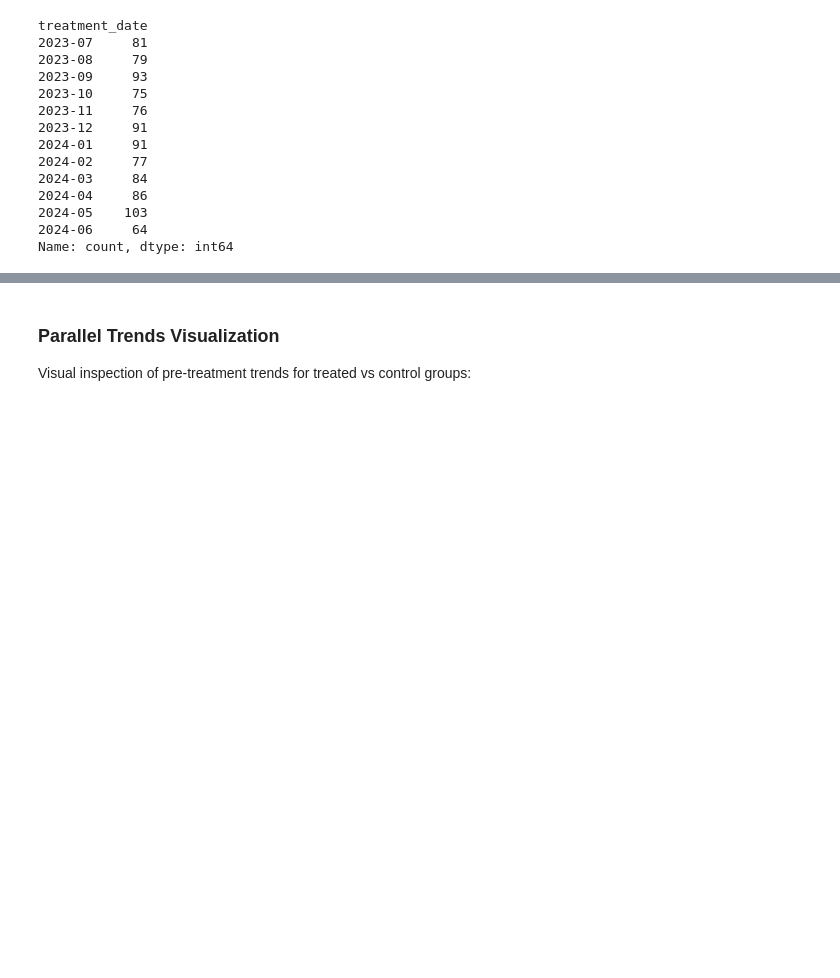
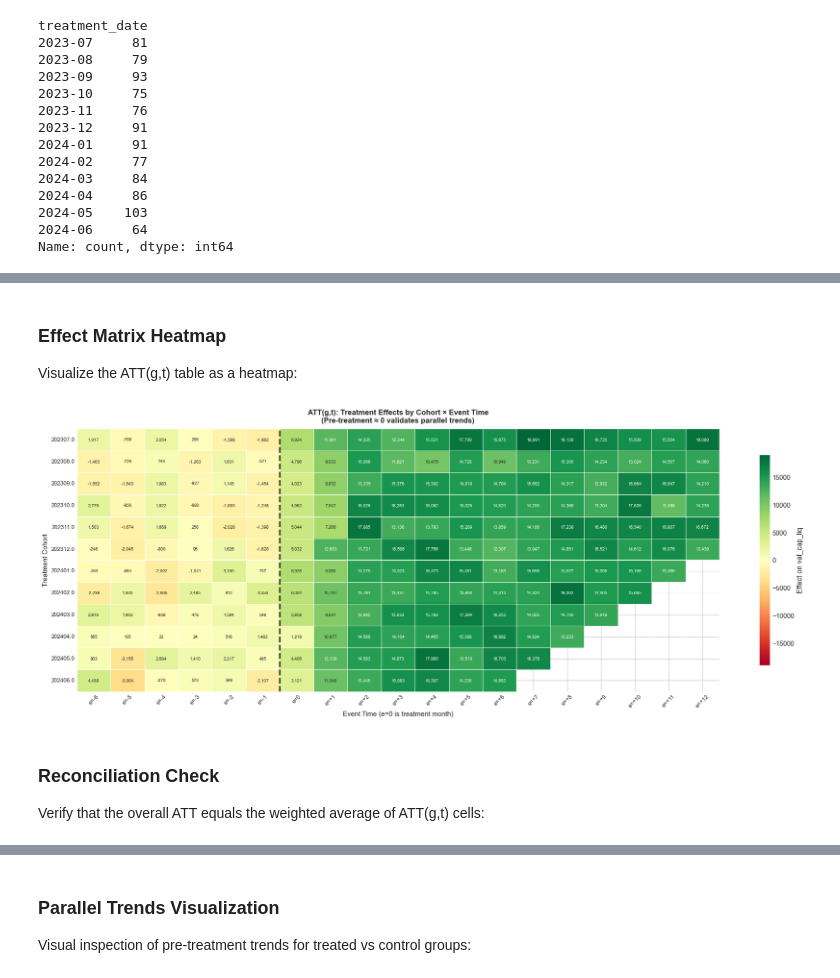
Before and after one commit to henrique-alexandre5/psm-diff-diff, a Jupyter notebook: staggered_did_tutorial.ipynb, the cells around one changed output, grey strips where cells are left out. Saved outputs shown, nothing was run; the diff lists cells and outputs as text; code cells hidden in the pictures; blank space fills up the shorter version.

```diff
--- a/staggered_did_tutorial.ipynb
+++ b/staggered_did_tutorial.ipynb
@@ -332,0 +405,13 @@ dashboard.plot_love_plot(max_features=100)
+# %% [markdown]
+### Effect Matrix Heatmap
+
+Visualize the ATT(g,t) table as a heatmap:
+# %%
+# ATT(g,t) heatmap
+dashboard.plot_att_heatmap(pre_periods=6, post_periods=12)
+# %% [output]
+[figure, added]
+# %% [markdown]
+### Reconciliation Check
+
+Verify that the overall ATT equals the weighted average of ATT(g,t) cells:
```
Also changed, not shown: parts of 62 cells of this notebook.
